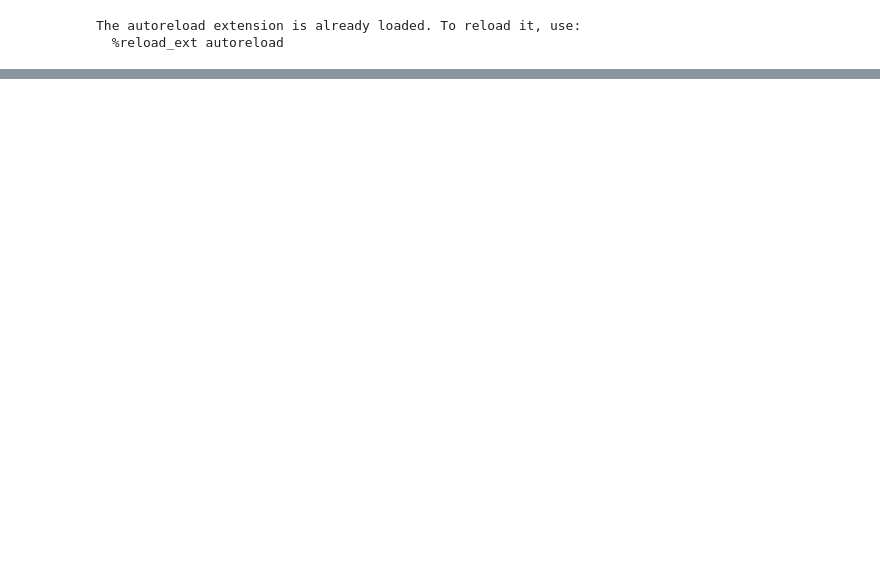
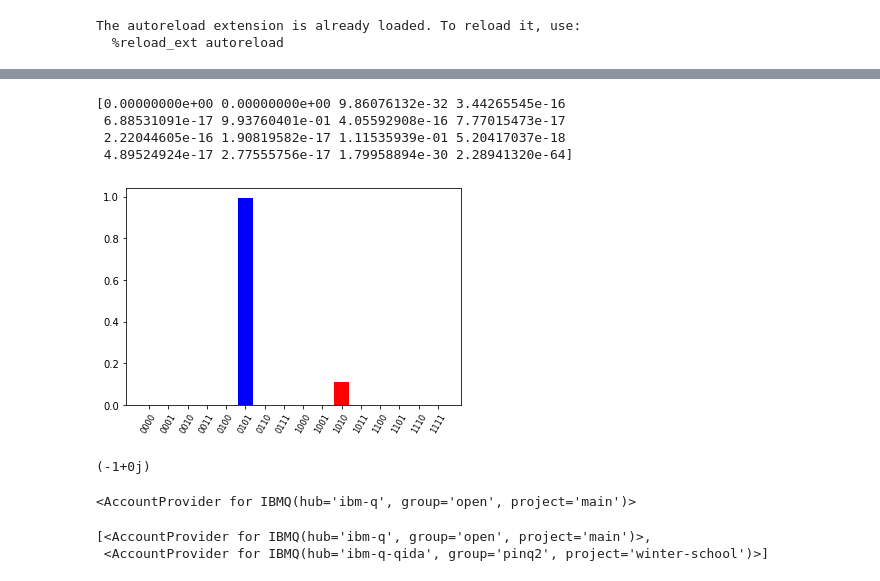
Before and after one commit to QSciTech-QuantumBC-Workshop/Group3, a Jupyter notebook: molecule-incomplete-suggested-solution-main/Dissociation curve.ipynb, the cells around one changed output, grey strips where cells are left out. Drawn from its saved outputs; the diff is of its cells as text; code cells hidden in the pictures; blank space fills up the shorter version.

```diff
--- a/molecule-incomplete-suggested-solution-main/Dissociation curve.ipynb
+++ b/molecule-incomplete-suggested-solution-main/Dissociation curve.ipynb
@@ -139,0 +208,34 @@ plot_histogram(counts_list[i])
+# %%
+i = 3
+gs = ground_state_vector_exact[i]
+fig,ax = plt.subplots(1,1)
+i_max = np.argmax(np.abs(gs))
+state = gs * np.sign(gs[i_max])
+
+print(np.abs(state))
+ax.bar(range(len(state)),np.abs(state),color=(np.real(state) > 0).choose(['r','b']))
+plt.xticks(range(len(state)),[f"{i:04b}" for i in range(len(state))], size='small',rotation=60);
+# %% [output]
+[0.00000000e+00 0.00000000e+00 9.86076132e-32 3.44265545e-16
+ 6.88531091e-17 9.93760401e-01 4.05592908e-16 7.77015473e-17
+ 2.22044605e-16 1.90819582e-17 1.11535939e-01 5.20417037e-18
+ 4.89524924e-17 2.77555756e-17 1.79958894e-30 2.28941320e-64]
+[figure, added]
+# %%
+i_max = np.argmax(np.abs(gs))
+state = gs * np.sign(gs[i_max])
+print(np.sign(gs[i_max]))
+# %% [output]
+(-1+0j)
+# %%
+from qiskit import IBMQ
+
+# IBMQ.save_account('762d9159144a705fba6eb963a1e84844c2ada26d066444d24db420e7cc3d49a53ed78a05197fb0dfa2e76fd82a009dfb46f183e1b52f9313b392e10f4a210fe5')
+IBMQ.load_account()
+# %% [output]
+<AccountProvider for IBMQ(hub='ibm-q', group='open', project='main')>
+# %%
+IBMQ.providers()
+# %% [output]
+[<AccountProvider for IBMQ(hub='ibm-q', group='open', project='main')>,
+ <AccountProvider for IBMQ(hub='ibm-q-qida', group='pinq2', project='winter-school')>]
```
Also changed, not shown: parts of 30 cells of this notebook.
